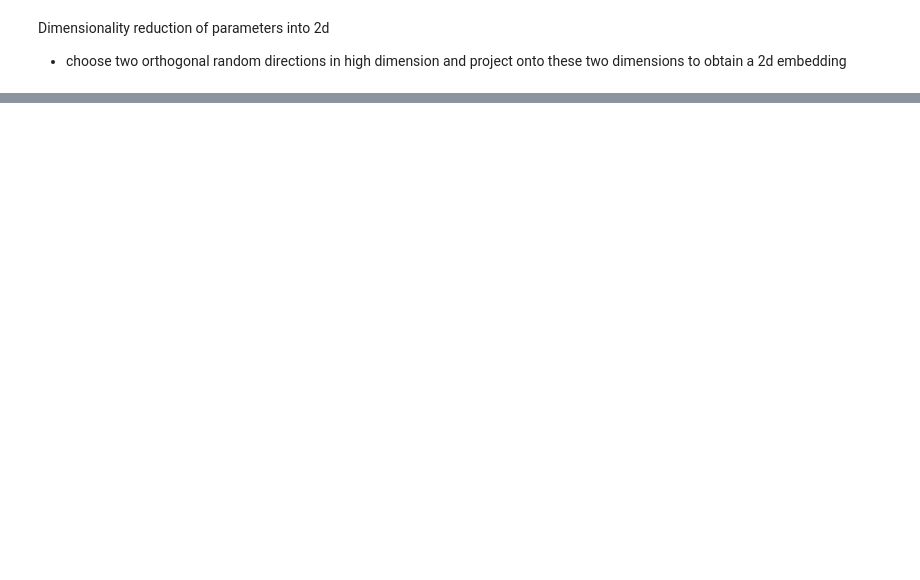
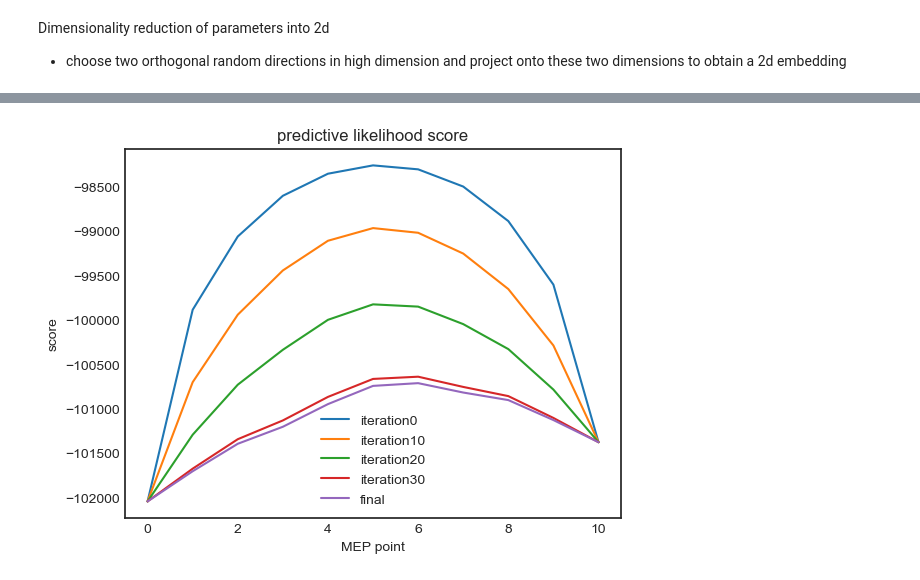
Before and after one commit to LeonLixyz/6701_Project, a Jupyter notebook: neb.ipynb, the cells around one changed output, grey strips where cells are left out. Drawn from its saved outputs; the diff is of its cells as text; code cells hidden in the pictures; blank space fills up the shorter version.

Commit message:
Result and code update

```diff
--- a/neb.ipynb
+++ b/neb.ipynb
@@ -1409,18 +1550,0 @@ plt.plot(elbo_list)
-# %%
-T = 100
-N = 50
-p_list = init(theta1, theta2, N)
-k = 1
-lr = 5*1e-2
-
-for t in range (T):
-  for i in range (1,N+1):
-    print(i)
-    F_L_lmbda, F_L_gamma, F_L_phi = F_L(i, p_list,train_articles, train_nonzero_idxs, C)
-    F_s_lmbda, F_s_gamma, F_s_phi = F_s(i, k, p_list)
-    LAMBDA, GAMMA, PHI = p_list[i]
-
-    LAMBDA = LAMBDA + lr * (-F_L_lmbda + F_s_lmbda)
-    GAMMA = GAMMA + lr * (-F_L_gamma + F_s_gamma)
-    PHI = [phi + lr * (-f_l_phi + f_s_phi) for (phi, f_l_phi, f_s_phi) in zip(PHI, F_L_phi, F_s_phi)]
-    p_list[i] = [LAMBDA, GAMMA, PHI ]
@@ -1499,15 +1551,14 @@ Successfully installed tomotopy-0.12.3
-# %%
-import tomotopy as tp
-mdl = tp.LDAModel(k=20)
-for line in open('sample.txt'):
-    mdl.add_doc(line.strip().split())
-
-for i in range(0, 100, 10):
-    mdl.train(10)
-    print('Iteration: {}\tLog-likelihood: {}'.format(i, mdl.ll_per_word))
-
-for k in range(mdl.k):
-    print('Top 10 words of topic #{}'.format(k))
-    print(mdl.get_topic_words(k, top_n=10))
-
-mdl.summary()
+# %%
+for i in range(len(score_his)):
+    if i % 10 == 0:
+        plt.plot(score_his[i], label = 'iteration{}'.format(i))
+plt.plot(score_his[-1], label = 'final')
+
+plt.xlabel("MEP point")
+plt.ylabel("score")
+plt.title('predictive likelihood score')
+plt.legend()
+
+plt.savefig(PATH + '/Result/pred_score_test1', dpi=600, facecolor='w', transparent=True)
+# %% [output]
+[figure, added]
```
Also changed, not shown: parts of 63 cells of this notebook, 27 other files.
